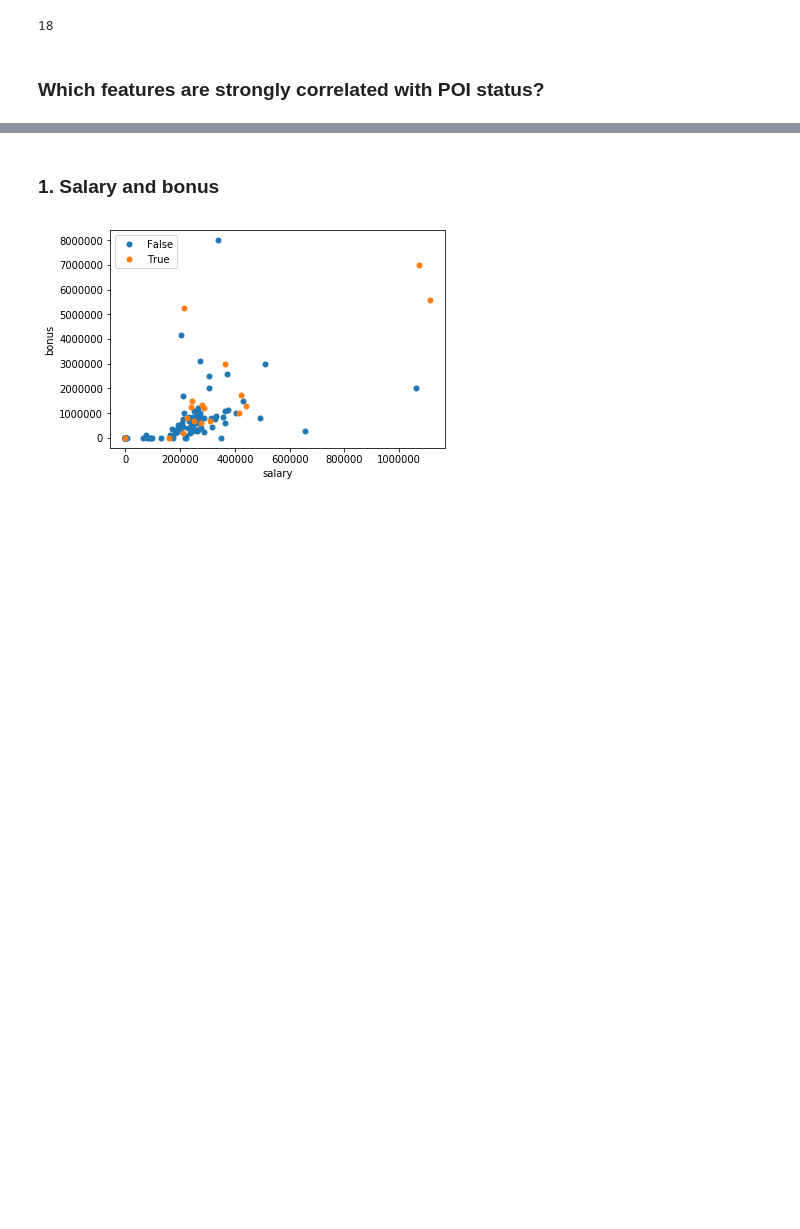
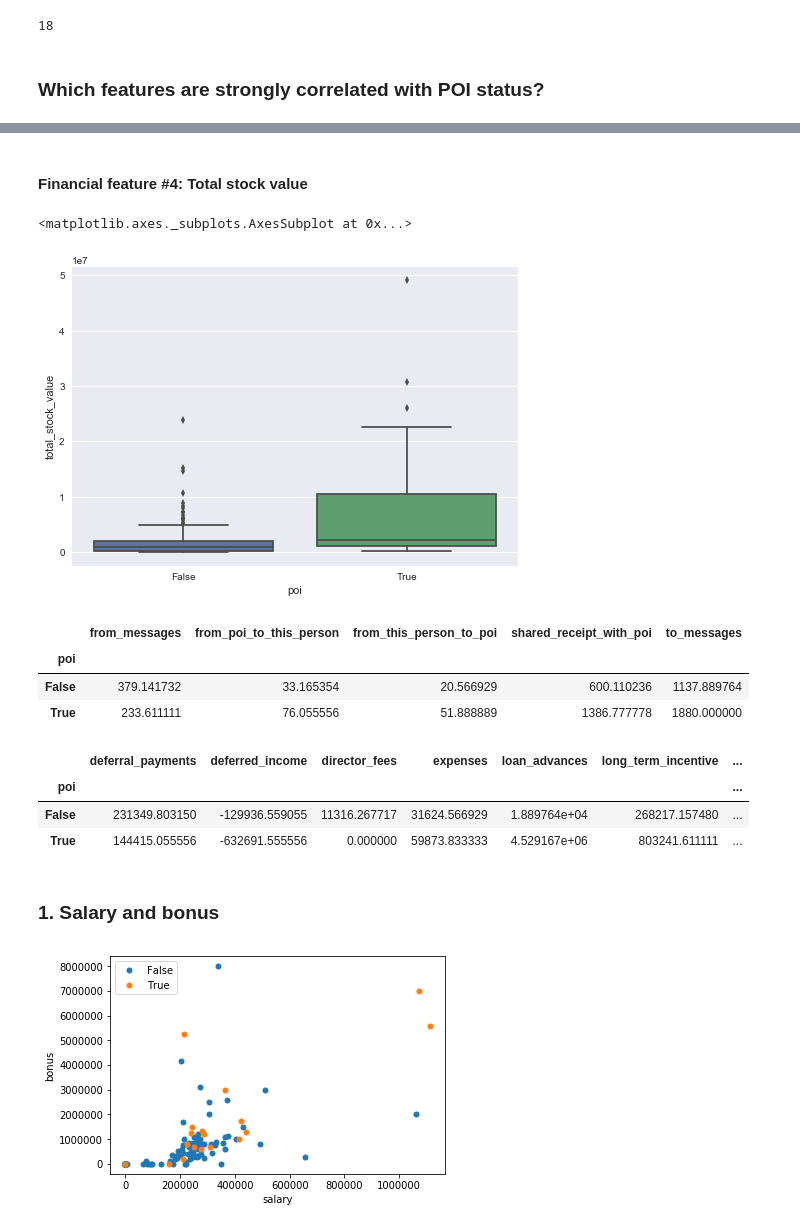
Before and after one commit to Manyizi101/P5_UdacityProject_MachineLearning, a Jupyter notebook: Enron_EDA.ipynb, the cells around one changed output, grey strips where cells are left out. Cells and saved outputs as stored; diff of their text form; code cells hidden in the pictures; blank space fills up the shorter version.

```diff
--- a/Enron_EDA.ipynb
+++ b/Enron_EDA.ipynb
@@ -144,3 +187,28 @@ df.corr(method = 'pearson')
+# %% [markdown]
+#### Financial feature #4: Total stock value
+# %%
+sns.boxplot(df.poi, df.total_stock_value)
+# %% [output]
+<matplotlib.axes._subplots.AxesSubplot at 0x...>
+[figure, added]
+# %%
+# Pivot table with non-financial features
+pd.pivot_table(df, values = ['from_messages', 'from_poi_to_this_person', 'from_this_person_to_poi', 'shared_receipt_with_poi', 'to_messages'],
+              index = 'poi', aggfunc = 'mean')
+# %% [output]
+|  | from_messages | from_poi_to_this_person | from_this_person_to_poi | shared_receipt_with_poi | to_messages |
+| poi |  |  |  |  |  |
+| False | 379.141732 | 33.165354 | 20.566929 | 600.110236 | 1137.889764 |
+| True | 233.611111 | 76.055556 | 51.888889 | 1386.777778 | 1880.000000 |
+# %%
+# Pivot table with remaining features
+pd.pivot_table(df, values = ['deferral_payments', 'deferred_income', 'director_fees', 'expenses', 'loan_advances', 'long_term_incentive', 'other', 'restricted_stock', 'restricted_stock_deferred', 'total_payments'],
+              index = 'poi', aggfunc = 'mean')
+# %% [output]
+|  | deferral_payments | deferred_income | director_fees | expenses | loan_advances | long_term_incentive | ... |
+| poi |  |  |  |  |  |  | ... |
+| False | 231349.803150 | -129936.559055 | 11316.267717 | 31624.566929 | 1.889764e+04 | 268217.157480 | ... |
+| True | 144415.055556 | -632691.555556 | 0.000000 | 59873.833333 | 4.529167e+06 | 803241.611111 | ... |
 # %% [markdown]
 ### 1. Salary and bonus
 # %%
```
Also changed, not shown: parts of 13 cells of this notebook.
